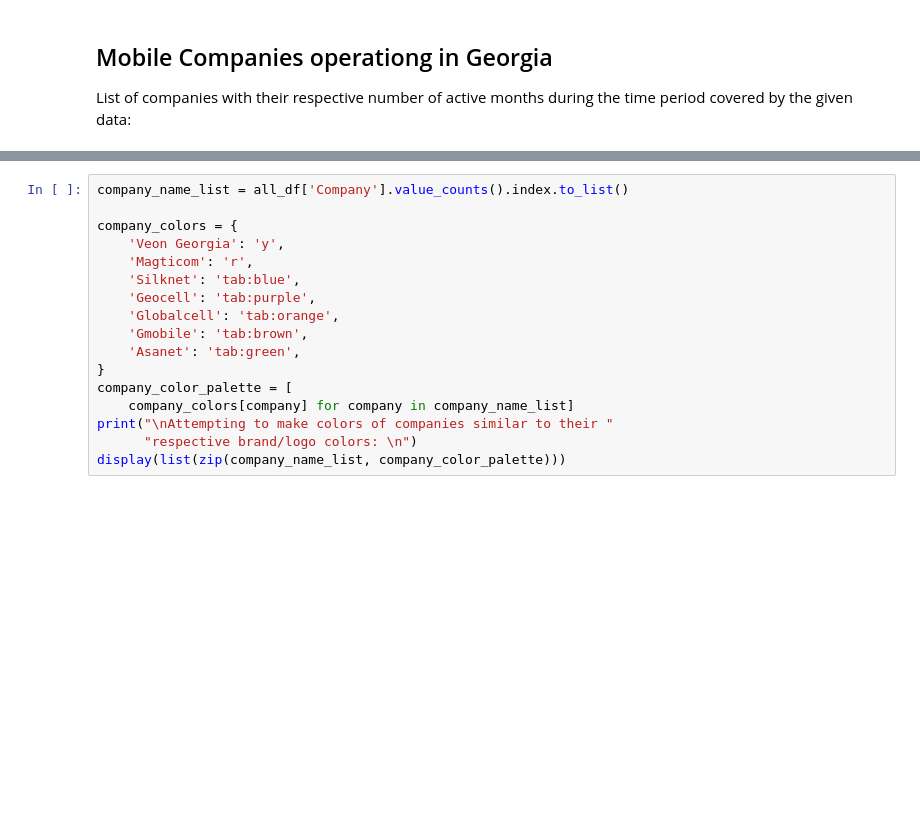
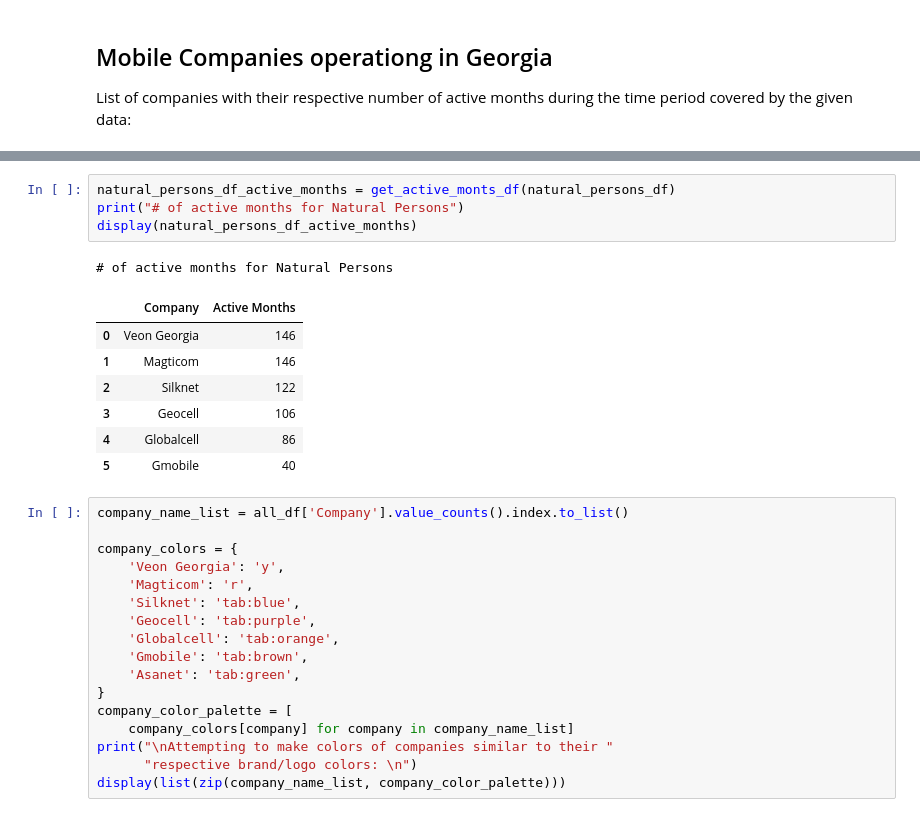
Before and after one commit to sentinel-1/mobile_subscribers_Georgia, a Jupyter notebook: ASA (Atractiveness Score Analysis).ipynb, the cells around one changed output, grey strips where cells are left out. Drawn from its saved outputs; the diff is of its cells as text; blank space fills up the shorter version.

```diff
--- a/ASA (Atractiveness Score Analysis).ipynb
+++ b/ASA (Atractiveness Score Analysis).ipynb
@@ -163,3 +190,16 @@ display(all_df['Company']
+# %%
+natural_persons_df_active_months = get_active_monts_df(natural_persons_df)
+print("# of active months for Natural Persons")
+display(natural_persons_df_active_months)
+# %% [output]
+# of active months for Natural Persons
+|  | Company | Active Months |
+| 0 | Veon Georgia | 146 |
+| 1 | Magticom | 146 |
+| 2 | Silknet | 122 |
+| 3 | Geocell | 106 |
+| 4 | Globalcell | 86 |
+| 5 | Gmobile | 40 |
 # %%
 company_name_list = all_df['Company'].value_counts().index.to_list()
 
```
Also changed, not shown: parts of 23 cells of this notebook, 3 other files.
